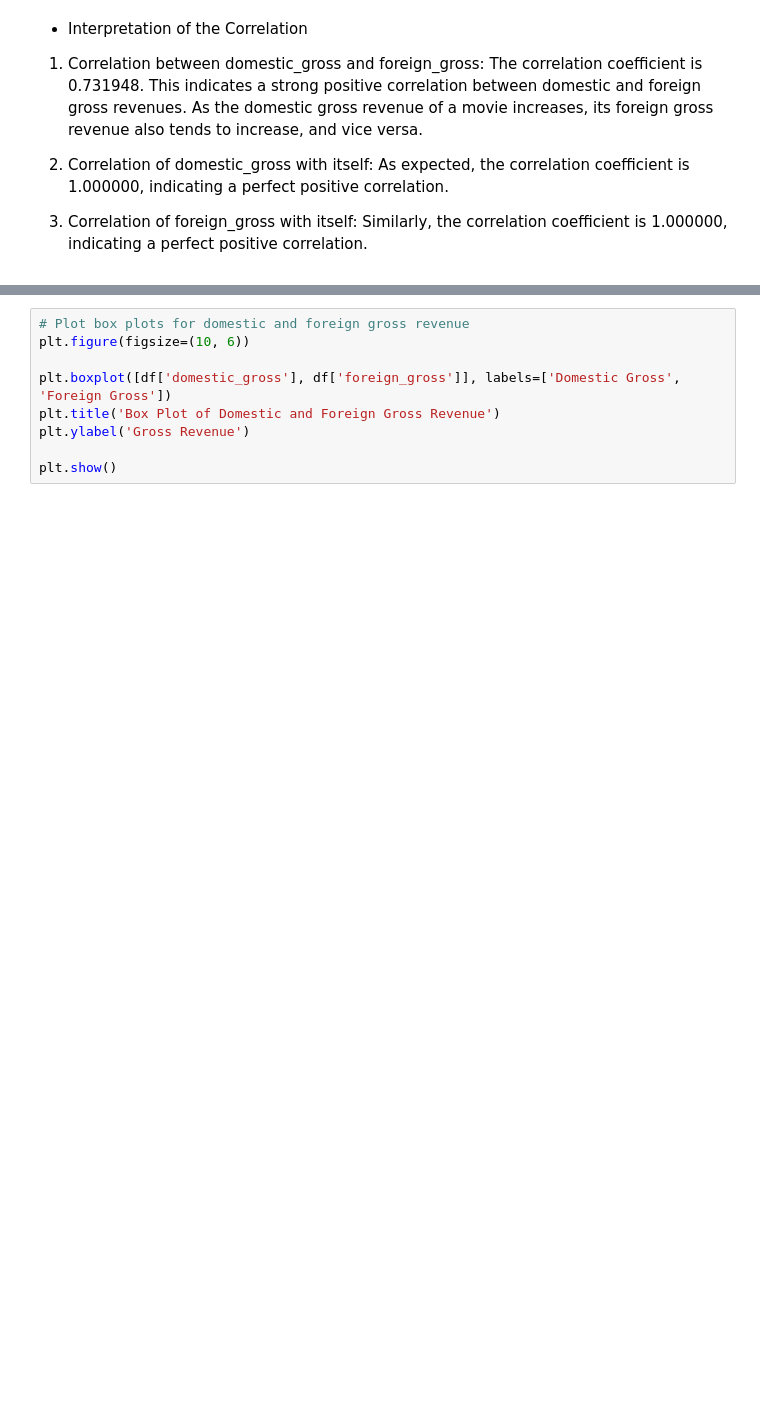
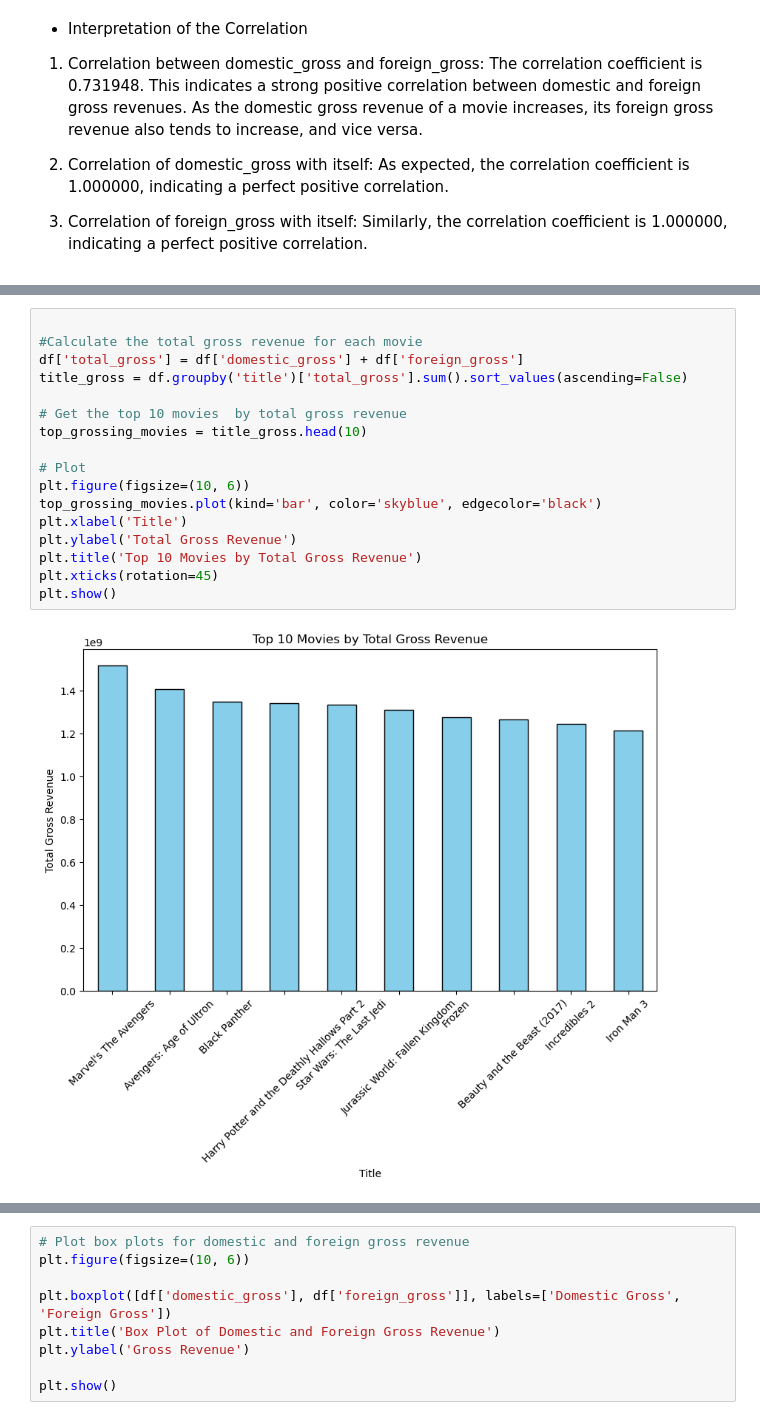
Before and after one commit to AngelaKalelwa/DS_PROJECTS, a Jupyter notebook: first_project/index.ipynb, the cells around one changed output, grey strips where cells are left out. Cells and saved outputs as stored; diff of their text form; blank space fills up the shorter version.

Commit message:
movie analysis

```diff
--- a/first_project/index.ipynb
+++ b/first_project/index.ipynb
@@ -261,0 +266,19 @@ correlation
+# %%
+
+#Calculate the total gross revenue for each movie
+df['total_gross'] = df['domestic_gross'] + df['foreign_gross']
+title_gross = df.groupby('title')['total_gross'].sum().sort_values(ascending=False)
+
+# Get the top 10 movies  by total gross revenue
+top_grossing_movies = title_gross.head(10)
+
+# Plot
+plt.figure(figsize=(10, 6))
+top_grossing_movies.plot(kind='bar', color='skyblue', edgecolor='black')
+plt.xlabel('Title')
+plt.ylabel('Total Gross Revenue')
+plt.title('Top 10 Movies by Total Gross Revenue')
+plt.xticks(rotation=45)
+plt.show()
+# %% [output]
+[figure, added]
```
Also changed, not shown: parts of 4 cells of this notebook.
